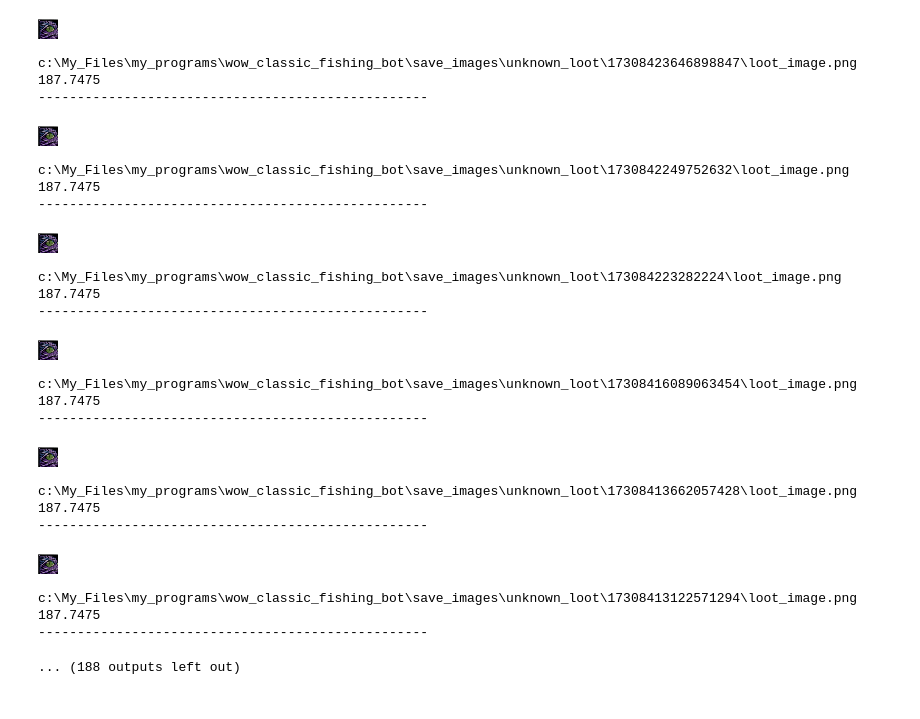
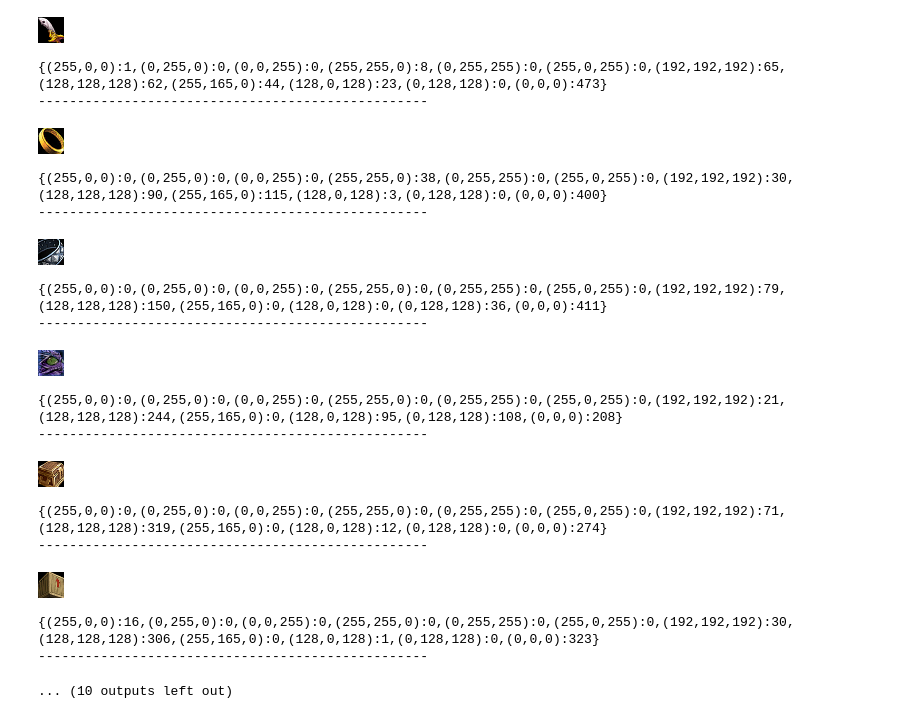
Before and after one commit to matthewmiglio/wow_classic_fishing_bot, a Jupyter notebook: save_images/unknown_loot_analysis.ipynb, the cells around one changed output. Drawn from its saved outputs; the diff is of its cells as text; code cells hidden in the pictures.

Commit message:
more loot constants

```diff
--- a/save_images/unknown_loot_analysis.ipynb
+++ b/save_images/unknown_loot_analysis.ipynb
@@ -16,50 +16,64 @@ def grab_files_recursively(top_dir):
             fps.append(this_item)
 
     return fps
+# %%
+#method to open a txt file
+def read_txt(fp):
+    with open(fp,'r') as f:
+        line =  f.read()
+        line=line.replace('\n','').replace(' ','')
+        return line
 # %%
 top_dir = os.path.join(os.getcwd(), "unknown_loot")
 
 fps = grab_files_recursively(top_dir)
 
 image_fps = [fp for fp in fps if fp.endswith(".png")]
 
 images = [Image.open(fp) for fp in image_fps]
 
 def get_avg_color(image:Image.Image):
     imgarr = np.array(image)
     avg_color = np.mean(imgarr, axis=(0, 1))
     return sum(avg_color)
 
 
 avg_colors = [get_avg_color(image) for image in images]
 
 filepath2avgcolor = dict(zip(image_fps, avg_colors))
 
 #sort dict by value
 sorted_filepath2avgcolor = dict(sorted(filepath2avgcolor.items(), key=lambda item: item[1]))
 
-for fp, avg_color in sorted_filepath2avgcolor.items():
-    image = Image.open(fp)
+seen_dicts = []
+
+for image_file_path, avg_color in sorted_filepath2avgcolor.items():
+    color_dict_file_path = image_file_path.replace('loot_image.png','color_dict.txt')
+    color_dict_text = read_txt(color_dict_file_path)
+    if color_dict_text in seen_dicts:
+        continue
+    image = Image.open(image_file_path)
     display(image)
-    print(fp, avg_color)
+    print(color_dict_text)
+    seen_dicts.append(color_dict_text)
     print('-'*50)
 # %% [output]
-[figure, old version]
+[figure, new version]
-c:\My_Files\my_programs\wow_classic_fishing_bot\save_images\unknown_loot\17308423646898847\loot_image.png 187.7475
+{(255,0,0):1,(0,255,0):0,(0,0,255):0,(255,255,0):8,(0,255,255):0,(255,0,255):0,(192,192,192):65,(128,128,128):62,(255,165,0):44,(128,0,128):23,(0,128,128):0,(0,0,0):473}
 --------------------------------------------------
-[figure, old version]
+[figure, new version]
-c:\My_Files\my_programs\wow_classic_fishing_bot\save_images\unknown_loot\1730842249752632\loot_image.png 187.7475
+{(255,0,0):0,(0,255,0):0,(0,0,255):0,(255,255,0):38,(0,255,255):0,(255,0,255):0,(192,192,192):30,(128,128,128):90,(255,165,0):115,(128,0,128):3,(0,128,128):0,(0,0,0):400}
 --------------------------------------------------
-[figure, old version]
+[figure, new version]
-c:\My_Files\my_programs\wow_classic_fishing_bot\save_images\unknown_loot\173084223282224\loot_image.png 187.7475
+{(255,0,0):0,(0,255,0):0,(0,0,255):0,(255,255,0):0,(0,255,255):0,(255,0,255):0,(192,192,192):79,(128,128,128):150,(255,165,0):0,(128,0,128):0,(0,128,128):36,(0,0,0):411}
 --------------------------------------------------
-[figure, old version]
+[figure, new version]
-c:\My_Files\my_programs\wow_classic_fishing_bot\save_images\unknown_loot\17308416089063454\loot_image.png 187.7475
+{(255,0,0):0,(0,255,0):0,(0,0,255):0,(255,255,0):0,(0,255,255):0,(255,0,255):0,(192,192,192):21,(128,128,128):244,(255,165,0):0,(128,0,128):95,(0,128,128):108,(0,0,0):208}
 --------------------------------------------------
-[figure, old version]
+[figure, new version]
-c:\My_Files\my_programs\wow_classic_fishing_bot\save_images\unknown_loot\17308413662057428\loot_image.png 187.7475
+{(255,0,0):0,(0,255,0):0,(0,0,255):0,(255,255,0):0,(0,255,255):0,(255,0,255):0,(192,192,192):71,(128,128,128):319,(255,165,0):0,(128,0,128):12,(0,128,128):0,(0,0,0):274}
 --------------------------------------------------
-[figure, old version]
+[figure, new version]
-c:\My_Files\my_programs\wow_classic_fishing_bot\save_images\unknown_loot\17308413122571294\loot_image.png 187.7475
+{(255,0,0):16,(0,255,0):0,(0,0,255):0,(255,255,0):0,(0,255,255):0,(255,0,255):0,(192,192,192):30,(128,128,128):306,(255,165,0):0,(128,0,128):1,(0,128,128):0,(0,0,0):323}
 --------------------------------------------------
-... (188 outputs left out)
+... (10 outputs left out)
```
Also changed, not shown: 1 other file.
